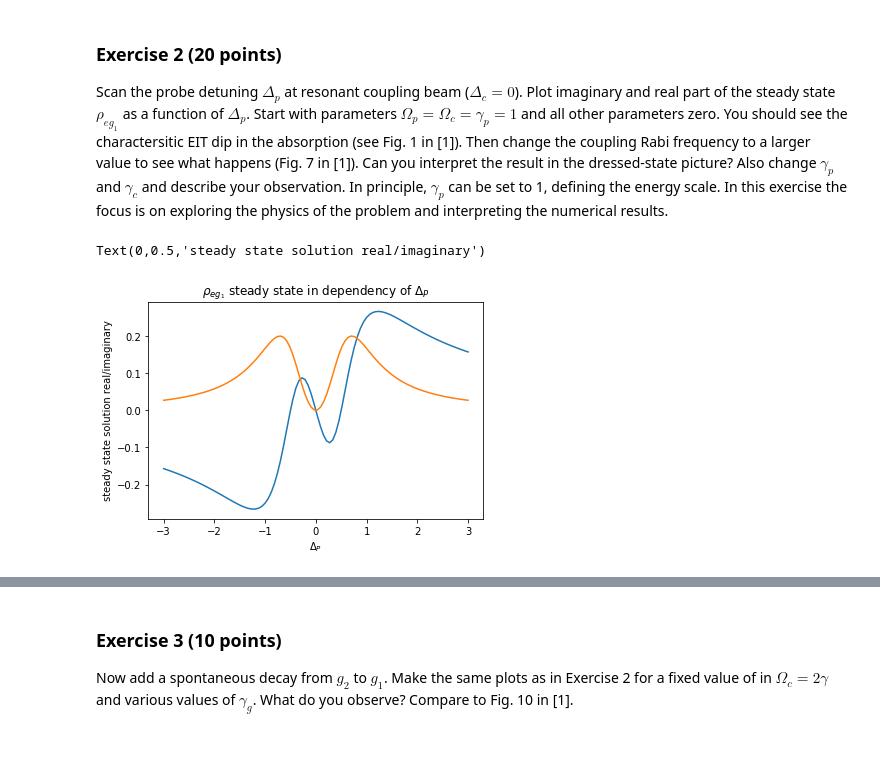
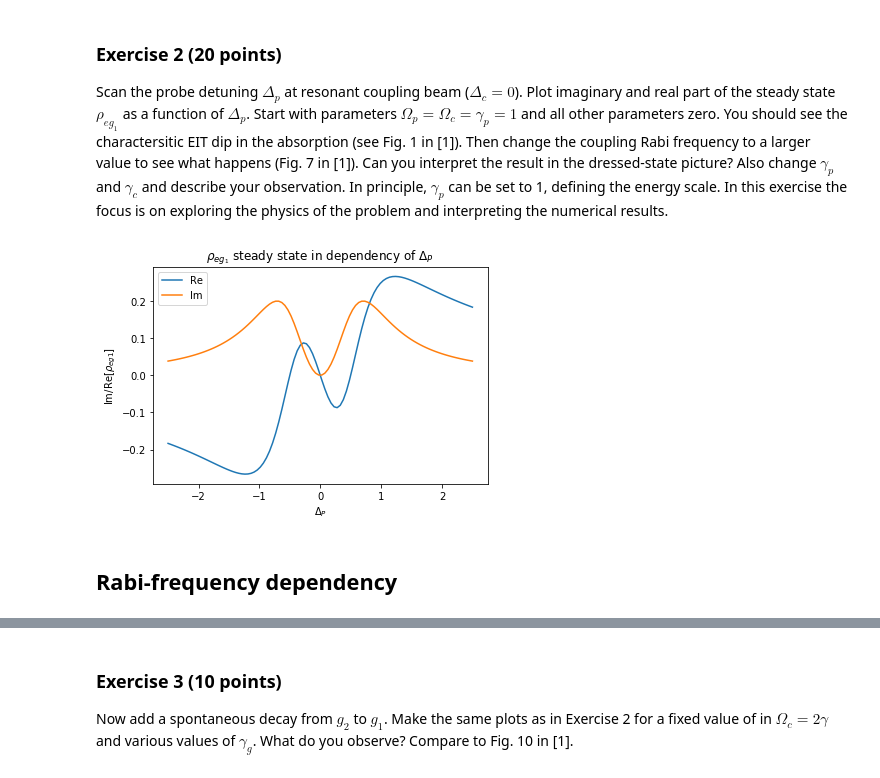
Before and after one commit to ml4cdeca/ComputationalQuantumDynamics, a Jupyter notebook: blatt9/exercise9.ipynb, the cells around one changed output, grey strips where cells are left out. Saved outputs shown, nothing was run; the diff lists cells and outputs as text; code cells hidden in the pictures; blank space fills up the shorter version.

```diff
--- a/blatt9/exercise9.ipynb
+++ b/blatt9/exercise9.ipynb
@@ -68,6 +68,7 @@ def jump_op(p,c,g):
 #definiton of hamilton matrix
 def hamiltonian(Omp,Omc,delc,delp):
     return np.array([[0,0,-Omp/2],[0,delp-delc,-Omc/2],[-Omp/2,-Omc/2,delp]])
+
 #righthandside calculation, the density matrix is given as a vector
 def righthandside(Hamilton,density,jump):
     density = np.reshape(density, (3,3))
@@ -76,7 +77,7 @@ def righthandside(Hamilton,density,jump):
     for jumpop in jump:
         righthand = righthand+(jumpop @ density @np.transpose(jumpop) -1/2*(np.transpose(jumpop) @ jumpop @ density +
         density @ np.transpose(jumpop) @ jumpop))
-    return np.reshape(righthand, (9))
+    return np.reshape(righthand,9)
 # %%
 #calculating the liouvillian matrix elements
 def liouvillian(Hamilton,jump):
@@ -120,7 +122,7 @@ Scan the probe detuning $\Delta_p$ at resonant coupling beam ($\Delta_c=0$). Plo
 # %%
 #defining parameters
 gamp,gamc,gamg= 1, 0, 0
-Delta_p,delc =np.linspace(-3,3,100),0
+Delta_p,delc =np.linspace(-2.5,2.5,100),0
 Omep,Omec=1,1
 
 #testing implementation with eg1 and plotting the steady state solutions real and imaginary part for different dp
@@ -134,12 +136,15 @@ for dp in Delta_p:
     steady_imag.append(steady.imag)
 # %%
 #Plotting the results
-plt.plot(Delta_p, steady_real)
-plt.plot(Delta_p, steady_imag)
+plt.plot(Delta_p, steady_real,label="Re")
+plt.plot(Delta_p, steady_imag,label="Im")
 plt.title(r"$\rho_{e g_1}$ steady state in dependency of $\Delta_P$")
 plt.xlabel("$\Delta_P$")
-plt.ylabel("steady state solution real/imaginary")
+plt.ylabel(r"Im/Re[$\rho_{eg1}$]")
+plt.legend()
+plt.show()
 # %% [output]
-Text(0,0.5,'steady state solution real/imaginary')
-[figure, old version]
+[figure, new version]
+# %% [markdown]
+## Rabi-frequency dependency
 # %%
```
Also changed, not shown: parts of 8 cells of this notebook.
